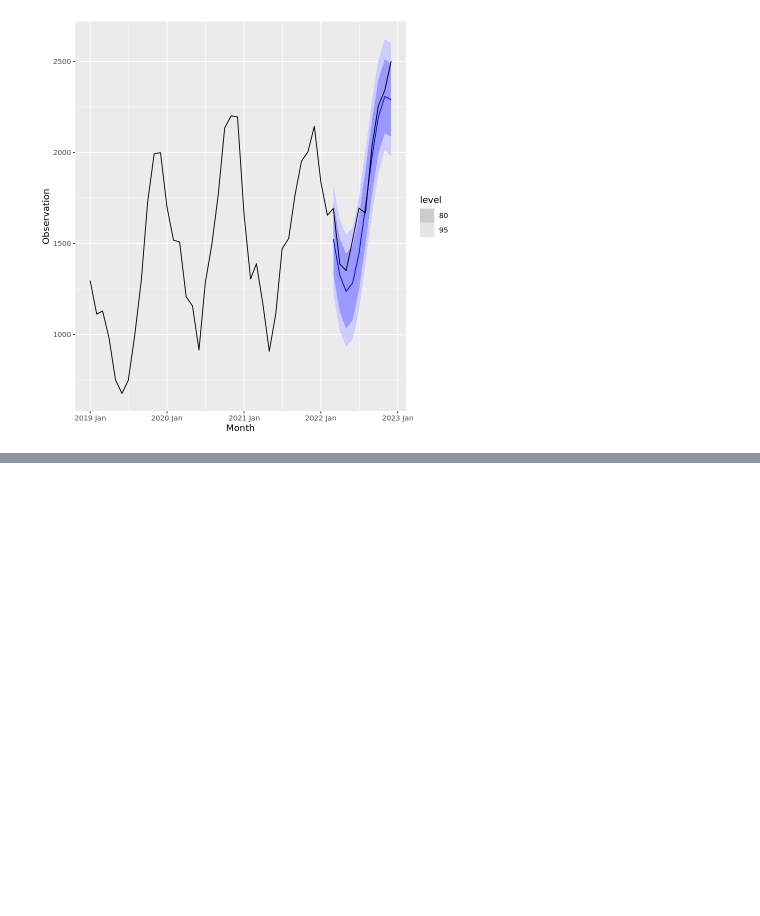
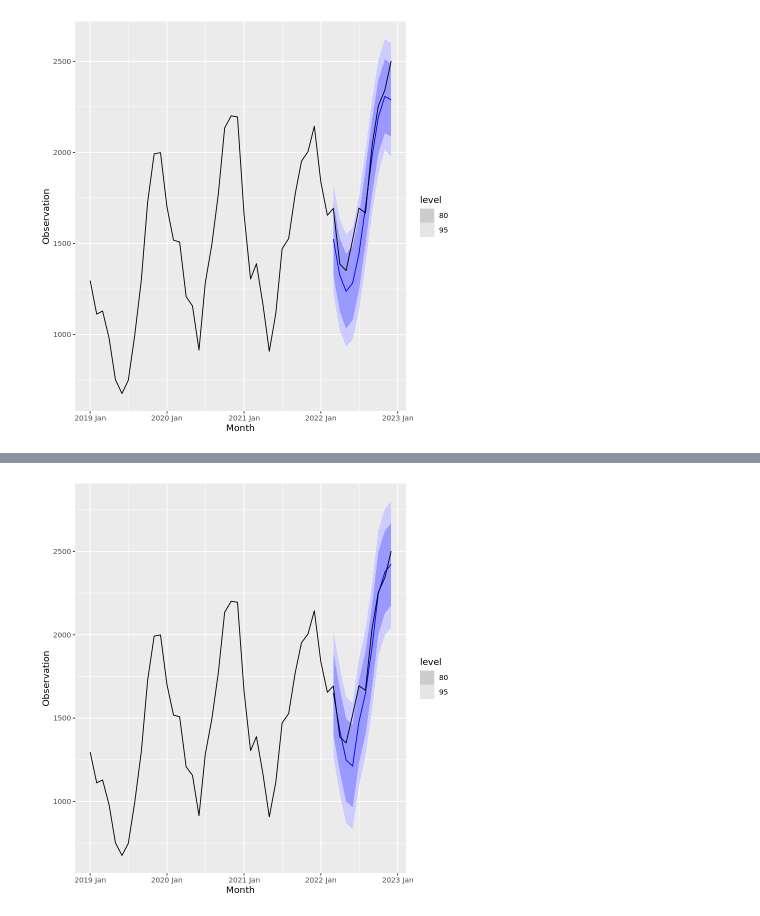
Before and after one commit to Ibrahim-Khayat/-IE499, a Jupyter notebook: index.ipynb, the cells around one changed output, grey strips where cells are left out. Saved outputs shown, nothing was run; the diff lists cells and outputs as text; code cells hidden in the pictures; blank space fills up the shorter version.

```diff
--- a/index.ipynb
+++ b/index.ipynb
@@ -329,0 +368,5 @@ fc |> autoplot(Chips)
+# %%
+fc <- fit_Chips |> forecast(h = 10)
+fc |> autoplot(Chips)
+# %% [output]
+[figure, added]
```
Also changed, not shown: parts of 7 cells of this notebook.
